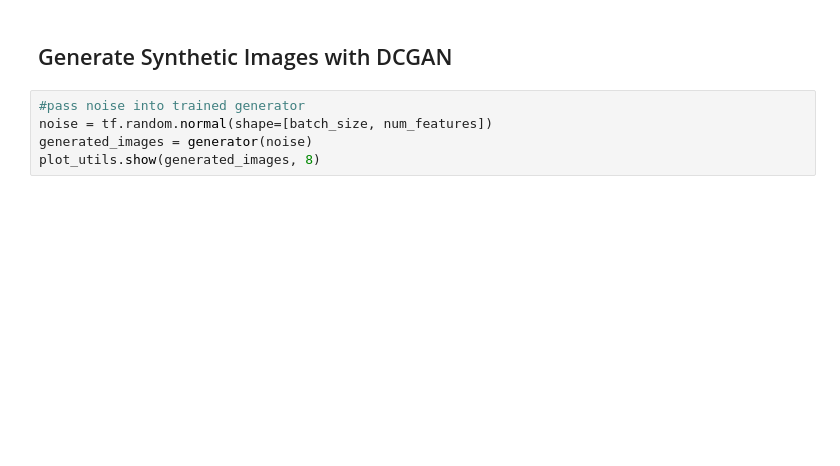
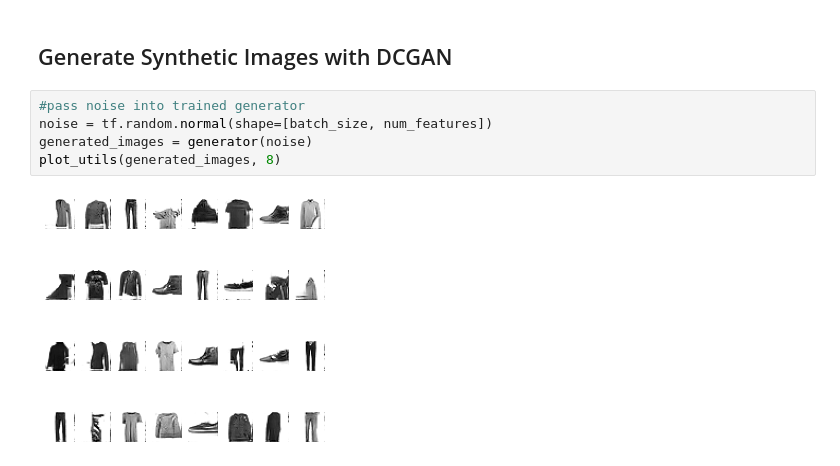
Before and after one commit to baotramduong/Generate-Synthetic-Images-with-DCGANs-in-Keras, a Jupyter notebook: Notebook.ipynb, the cells around one changed output. Drawn from its saved outputs; the diff is of its cells as text; blank space fills up the shorter version.

```diff
--- a/Notebook.ipynb
+++ b/Notebook.ipynb
@@ -333,8 +330,10 @@ Epoch 3/100
 # %%
 #pass noise into trained generator
 noise = tf.random.normal(shape=[batch_size, num_features])
 generated_images = generator(noise)
-plot_utils.show(generated_images, 8)
+plot_utils(generated_images, 8)
+# %% [output]
+[figure, added]
 # %%
 #source: https://www.tensorflow.org/tutorials/generative/dcgan#create_a_gif
 
```
Also changed, not shown: parts of 11 cells of this notebook.
